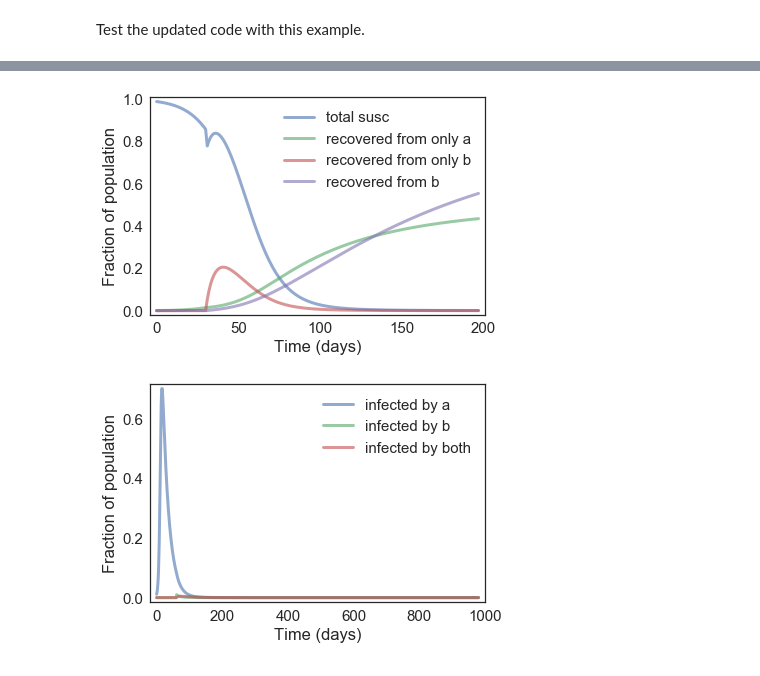
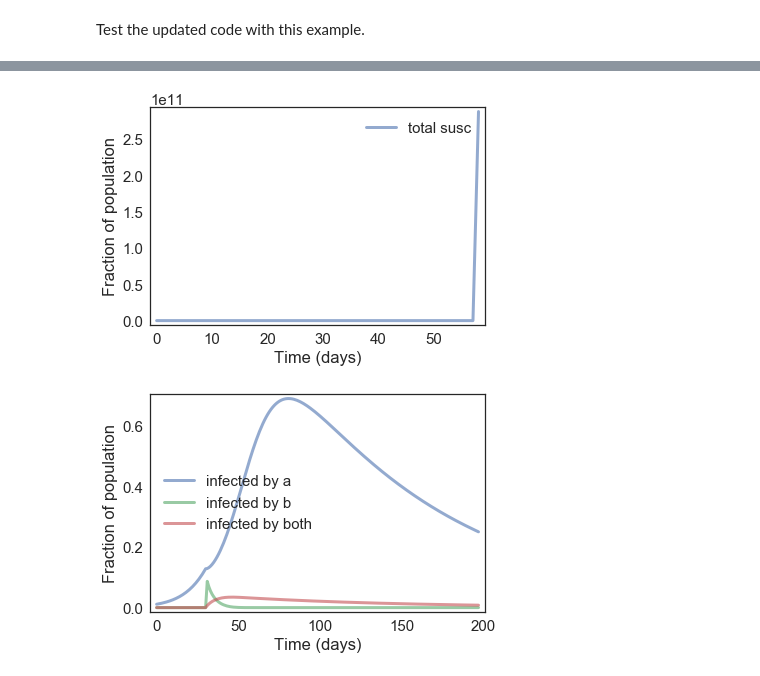
Before and after one commit to NOwolabi/modsim_project_2, a Jupyter notebook: code/Project Brainstorming2.ipynb, the cells around one changed output, grey strips where cells are left out. Saved outputs shown, nothing was run; the diff lists cells and outputs as text; code cells hidden in the pictures.

```diff
--- a/code/Project Brainstorming2.ipynb
+++ b/code/Project Brainstorming2.ipynb
@@ -203,0 +201,13 @@ system.results.head()
+# %%
+tc1 = 3
+tr1 = 6
+tc2 = 2
+tr2 = 8
+beta1 = 1 / tc1
+gamma1 = 1 / tr1
+beta2 = 1 / tc2
+gamma2 = 1 / tr2
+system = make_system(beta1, gamma1, beta2, gamma2, 30)
+run_simulation(system)
+system.results = system.results.dropna()
+print(system.results)
@@ -204,14 +233,14 @@ system.results.head()
 # %%
 frame = system.results
 plot(frame.S, label='total susc')
-plot(frame.R1, label='recovered from only a')
-plot(frame.R2, label='recovered from only b')
-plot(frame.Rboth, label="recovered from b")
+# plot(frame.R1, label='recovered from only a')
+# plot(frame.R2, label='recovered from only b')
+# plot(frame.Rboth, label="recovered from b and a")
 decorate(xlabel='Time (days)',
              ylabel='Fraction of population')
 #plot_results(system.seriesS, system.seriesI, system.seriesR)
 # %% [output]
-[figure, old version]
+[figure, new version]
 # %%
 plot(frame.I1, label='infected by a')
 plot(frame.I2, label='infected by b')
@@ -219,4 +248,4 @@ plot(frame.Iboth, label='infected by both')
 decorate(xlabel='Time (days)',
              ylabel='Fraction of population')
 # %% [output]
-[figure, old version]
+[figure, new version]
```
Also changed, not shown: parts of 9 cells of this notebook, 1 other file.
